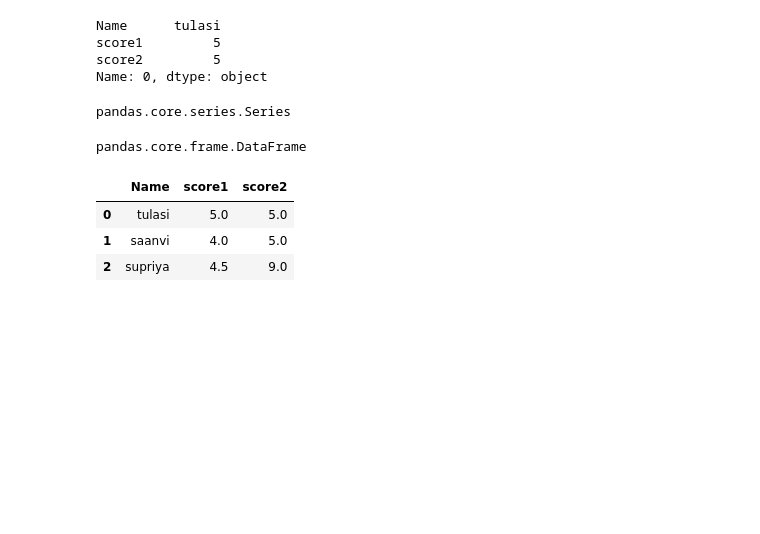
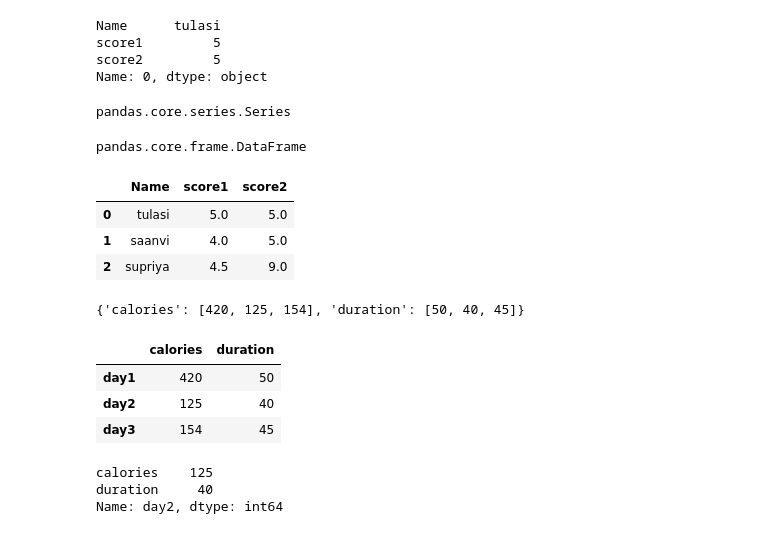
Before and after one commit to Sri-Tulasi/VIT_Morning_Slot, a Jupyter notebook: Python for Datascience-Pandas.ipynb, the cells around one changed output. Drawn from its saved outputs; the diff is of its cells as text; code cells hidden in the pictures; blank space fills up the shorter version.

```diff
--- a/Python for Datascience-Pandas.ipynb
+++ b/Python for Datascience-Pandas.ipynb
@@ -527,3 +527,12 @@ df1.loc[0:2]
 | 0 | tulasi | 5.0 | 5.0 |
 | 1 | saanvi | 4.0 | 5.0 |
 | 2 | supriya | 4.5 | 9.0 |
+# %%
+data={
+    "calories":[420,125,154],
+    "duration":[50,40,45]
+}
+# %%
+data
+# %% [output]
+{'calories': [420, 125, 154], 'duration': [50, 40, 45]}
@@ -529,0 +541,15 @@ df1.loc[0:2]
+# %%
+df=pd.DataFrame(data,index=["day1","day2","day3"])
+# %%
+df
+# %% [output]
+|  | calories | duration |
+| day1 | 420 | 50 |
+| day2 | 125 | 40 |
+| day3 | 154 | 45 |
+# %%
+df.loc["day2"]
+# %% [output]
+calories    125
+duration     40
+Name: day2, dtype: int64
```
Also changed, not shown: parts of 9 cells of this notebook, 1 other file.
